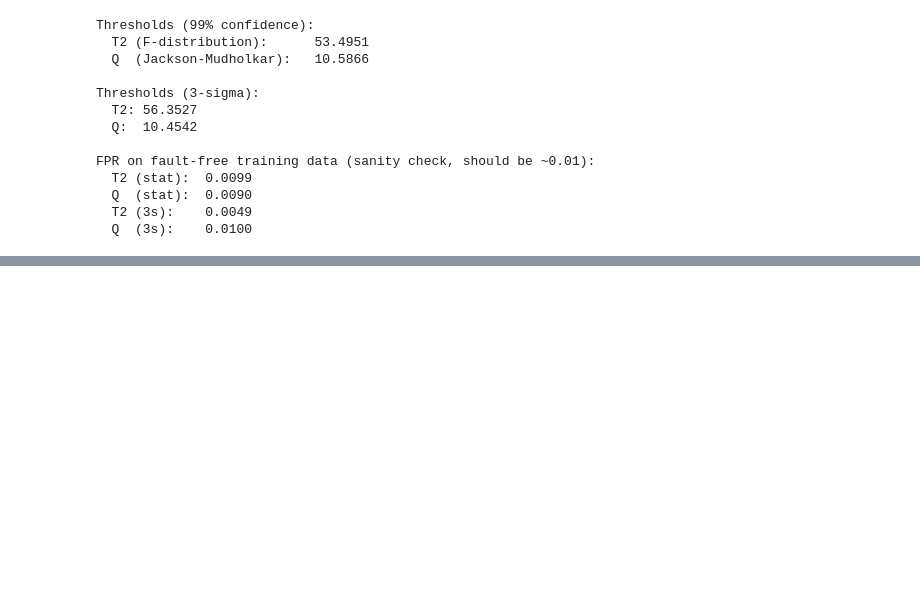
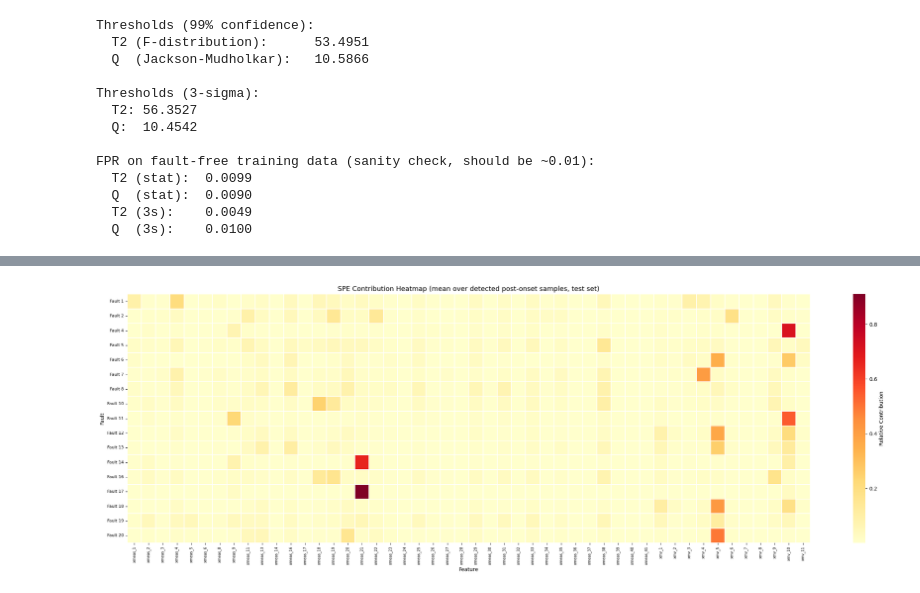
Before and after one commit to RajVora622/TEP_EarlyFaultDetection, a Jupyter notebook: notebooks/02_pca_model.ipynb, the cells around one changed output, grey strips where cells are left out. Cells and saved outputs as stored; diff of their text form; code cells hidden in the pictures; blank space fills up the shorter version.

```diff
--- a/notebooks/02_pca_model.ipynb
+++ b/notebooks/02_pca_model.ipynb
@@ -407,0 +519,48 @@ plt.show()
+# %%
+def compute_contributions(X, P):
+    """Per-variable SPE contribution: |x * (x - x_reconstructed)|"""
+    T      = X @ P
+    X_recon = T @ P.T
+    return np.abs(X * (X - X_recon))
+
+TEST_ONSET = 160
+fault_numbers = [f for f in sorted(test_df["faultNumber"].unique()) if f != 0]
+
+# Compute mean contribution per fault over detected post-onset samples
+contrib_matrix = np.zeros((len(fault_numbers), len(feature_cols)))
+
+for i, fn in enumerate(fault_numbers):
+    fault_data = test_df[test_df["faultNumber"] == fn].copy()
+    post_onset = (fault_data["sample"] > TEST_ONSET).values
+    X_fault    = fault_data[feature_cols].values
+    T2_f, Q_f  = compute_stats(X_fault, P, L)
+    flagged    = (Q_f > Q_thresh_stat) | (T2_f > T2_thresh_stat)
+    tp_mask    = post_onset & flagged
+    if tp_mask.sum() > 0:
+        contribs = compute_contributions(X_fault[tp_mask], P)
+        contrib_matrix[i] = contribs.mean(axis=0)
+
+# Normalize each fault row so contributions sum to 1 (relative importance)
+contrib_norm = contrib_matrix / (contrib_matrix.sum(axis=1, keepdims=True) + 1e-10)
+
+contrib_df = pd.DataFrame(
+    contrib_norm,
+    index=[f"Fault {fn}" for fn in fault_numbers],
+    columns=feature_cols
+)
+
+fig, ax = plt.subplots(figsize=(24, 8))
+sns.heatmap(
+    contrib_df,
+    cmap="YlOrRd", linewidths=0.2,
+    ax=ax, cbar_kws={"label": "Relative Contribution"}
+)
+ax.set_title("SPE Contribution Heatmap (mean over detected post-onset samples, test set)", fontsize=13)
+ax.set_xlabel("Feature")
+ax.set_ylabel("Fault")
+ax.tick_params(axis="x", labelsize=7, rotation=90)
+ax.tick_params(axis="y", labelsize=8)
+plt.tight_layout()
+plt.show()
+# %% [output]
+[figure, added]
```
Also changed, not shown: parts of 19 cells of this notebook.
